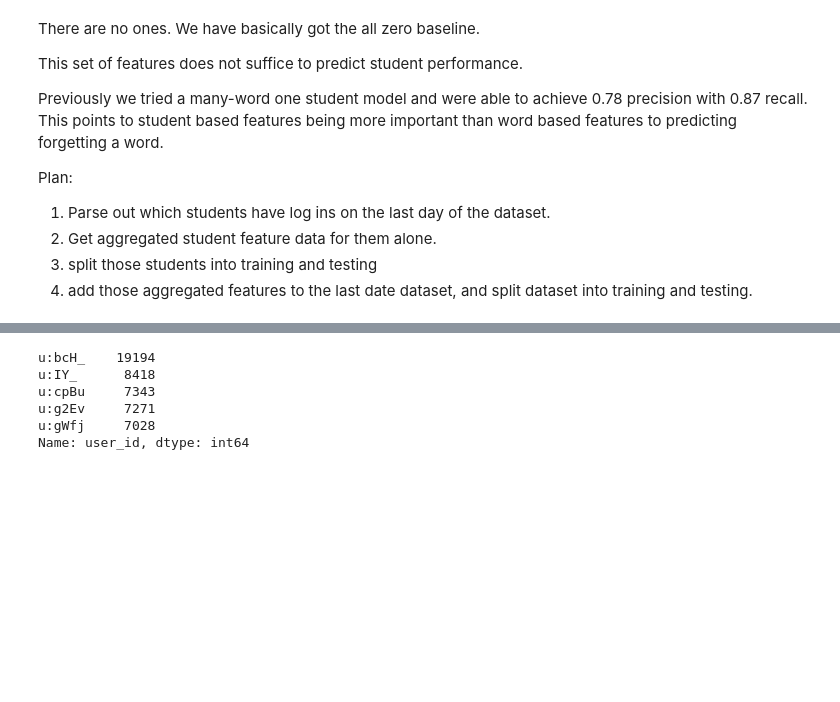
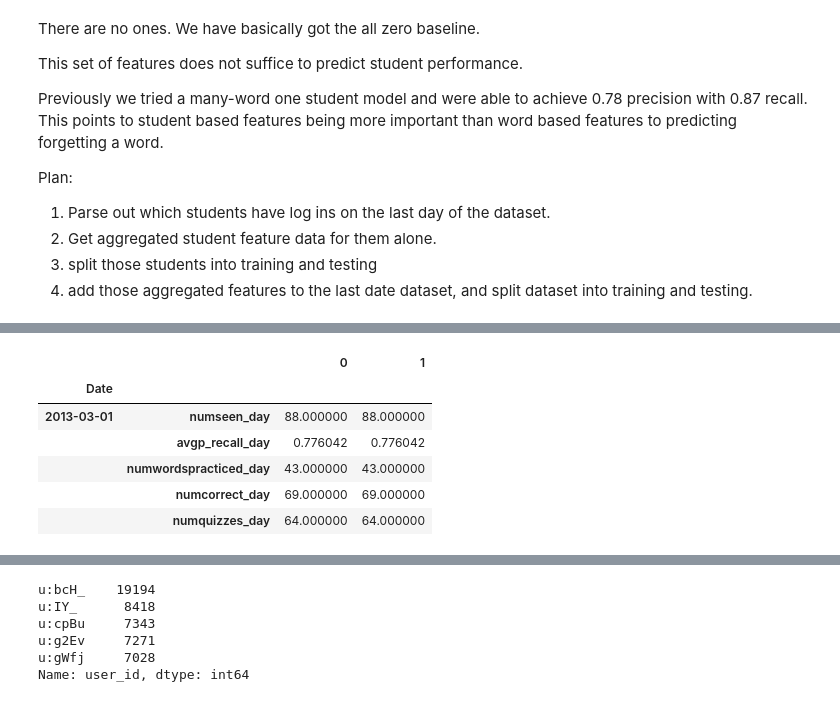
Before and after one commit to rts1988/Duolingo_spaced_repetition, a Jupyter notebook: Duolingo_studentfeatures.ipynb, the cells around one changed output, grey strips where cells are left out. Drawn from its saved outputs; the diff is of its cells as text; code cells hidden in the pictures; blank space fills up the shorter version.

Commit message:
aggdatesall one hot encoded time features

```diff
--- a/Duolingo_studentfeatures.ipynb
+++ b/Duolingo_studentfeatures.ipynb
@@ -307,0 +408,20 @@ datadfq2['Datetime'] = data
+# %%
+user2 = datadfq2.loc[(datadfq2['user_id']==lastdayusers[1]),:]
+user2 = user1.loc[user1['Date']!=datetime.strptime('12032013', "%d%m%Y").date(),:]
+# %%
+aggdates2 = user2.groupby('Date').agg(numseen_day = ('session_seen','sum'), avgp_recall_day = ('p_recall','mean'),numwordspracticed_day = ('lexeme_id',lambda x: len(x.unique())), numcorrect_day = ('session_correct','sum'), numquizzes_day = ('session_seen','count'), avgdelta_day = ('delta','mean'), avgactivesessions = ('timestamp',lambda x: len(x.unique())),
+                                     mintimestamp = ('timestamp','min'),maxtimestamp = ('timestamp','max'))
+# %%
+aggdates2['duration'] = aggdates2['maxtimestamp'] - aggdates2['mintimestamp']
+# %%
+aggdatesall = pd.concat([aggdates.stack().fillna(0),aggdates2.stack().fillna(0)],axis=1).fillna(0)
+# %%
+aggdatesall.head()
+# %% [output]
+|  |  | 0 | 1 |
+| Date |  |  |  |
+| 2013-03-01 | numseen_day | 88.000000 | 88.000000 |
+|  | avgp_recall_day | 0.776042 | 0.776042 |
+|  | numwordspracticed_day | 43.000000 | 43.000000 |
+|  | numcorrect_day | 69.000000 | 69.000000 |
+|  | numquizzes_day | 64.000000 | 64.000000 |
```
Also changed, not shown: parts of 27 cells of this notebook.
